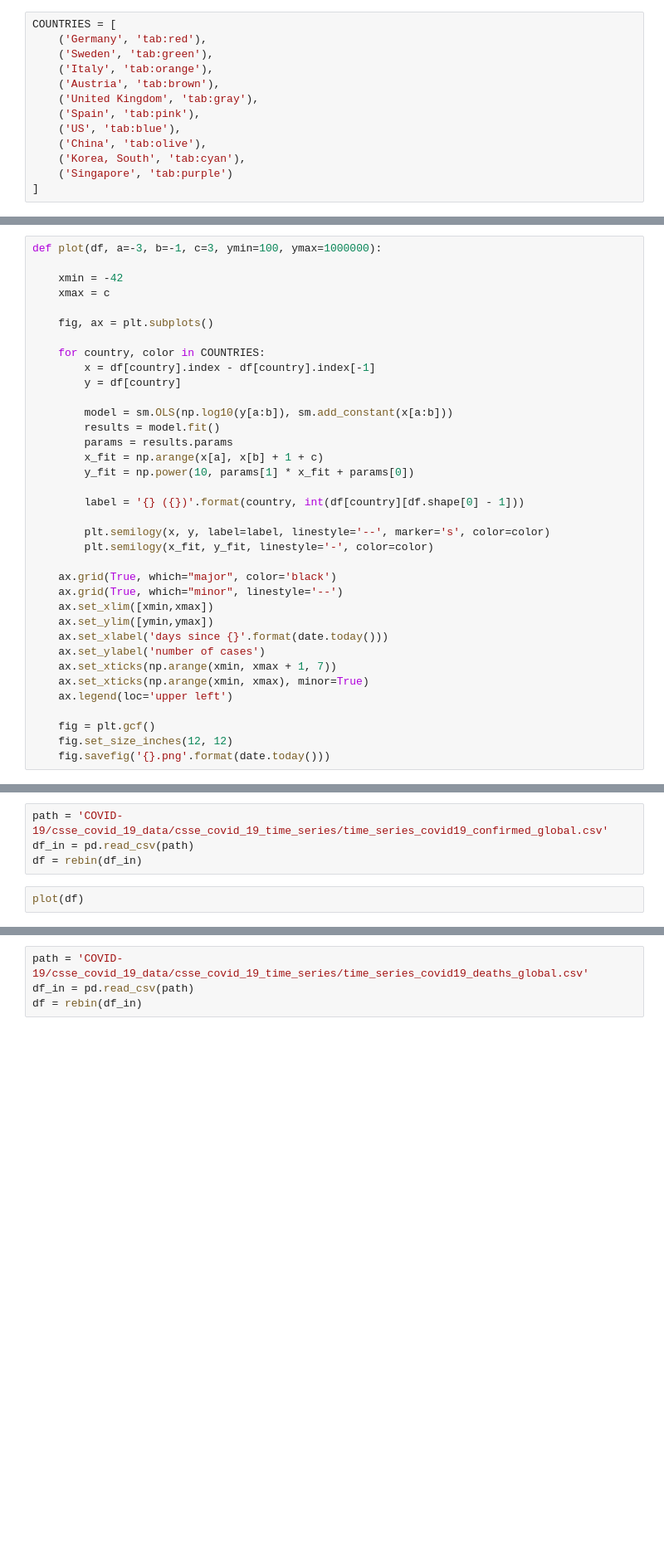
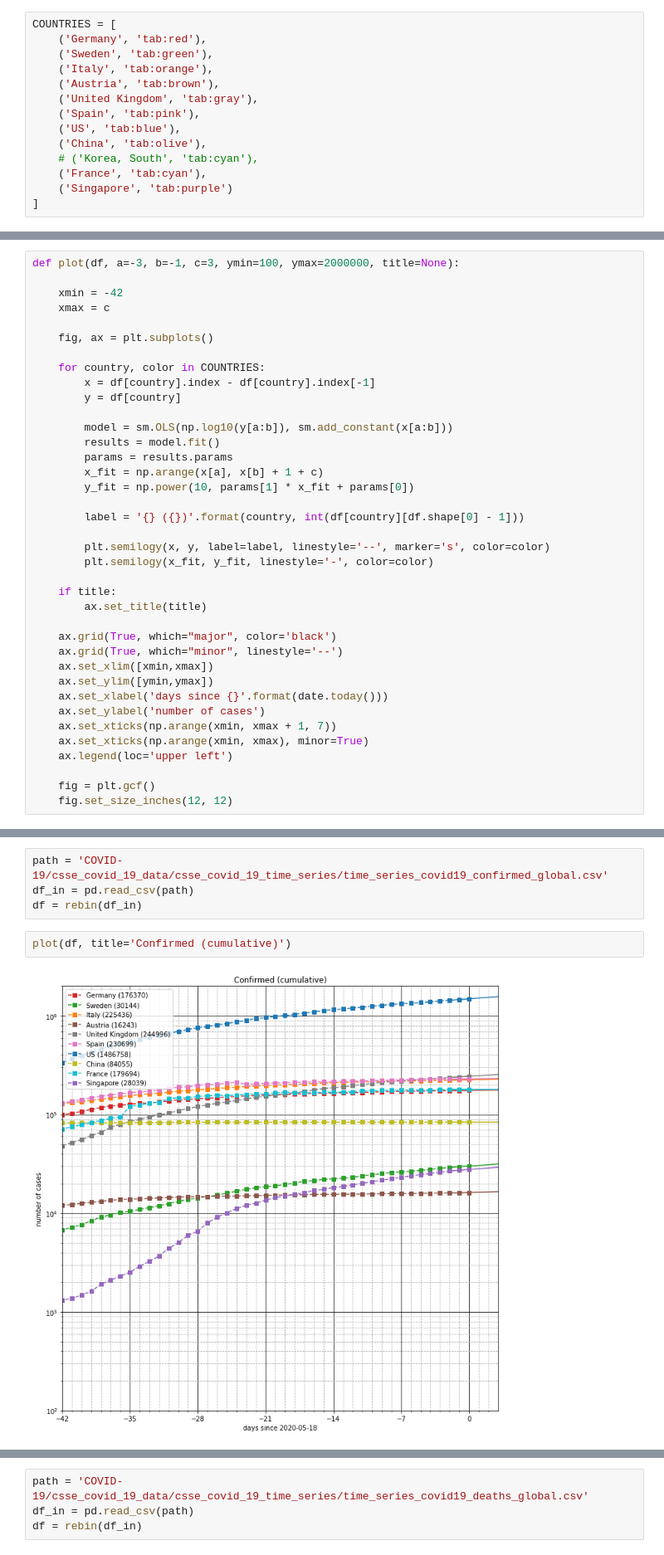
Before and after one commit to jochenklar/corona, a Jupyter notebook: corona.ipynb, the cells around one changed output, grey strips where cells are left out. Shown at 83% size. Saved outputs shown, nothing was run; the diff lists cells and outputs as text; blank space fills up the shorter version.

```diff
--- a/corona.ipynb
+++ b/corona.ipynb
@@ -16,7 +16,8 @@ COUNTRIES = [
     ('Spain', 'tab:pink'),
     ('US', 'tab:blue'),
     ('China', 'tab:olive'),
-    ('Korea, South', 'tab:cyan'),
+    # ('Korea, South', 'tab:cyan'),
+    ('France', 'tab:cyan'),
     ('Singapore', 'tab:purple')
 ]
 # %%
@@ -38,7 +39,7 @@ def rebin(df_in):
 
     return df
 # %%
-def plot(df, a=-3, b=-1, c=3, ymin=100, ymax=1000000):
+def plot(df, a=-3, b=-1, c=3, ymin=100, ymax=2000000, title=None):
 
     xmin = -42
     xmax = c
@@ -60,6 +61,9 @@ def plot(df, a=-3, b=-1, c=3, ymin=100, ymax=1000000):
         plt.semilogy(x, y, label=label, linestyle='--', marker='s', color=color)
         plt.semilogy(x_fit, y_fit, linestyle='-', color=color)
 
+    if title:
+        ax.set_title(title)
+
     ax.grid(True, which="major", color='black')
     ax.grid(True, which="minor", linestyle='--')
     ax.set_xlim([xmin,xmax])
@@ -72,5 +76,4 @@ def plot(df, a=-3, b=-1, c=3, ymin=100, ymax=1000000):
 
     fig = plt.gcf()
     fig.set_size_inches(12, 12)
-    fig.savefig('{}.png'.format(date.today()))
 # %%
@@ -146,5 +153,7 @@ path = 'COVID-19/csse_covid_19_data/csse_covid_19_time_series/time_series_covid1
 df_in = pd.read_csv(path)
 df = rebin(df_in)
 # %%
-plot(df)
+plot(df, title='Confirmed (cumulative)')
+# %% [output]
+[figure, added]
 # %%
```
Also changed, not shown: parts of 10 cells of this notebook.
